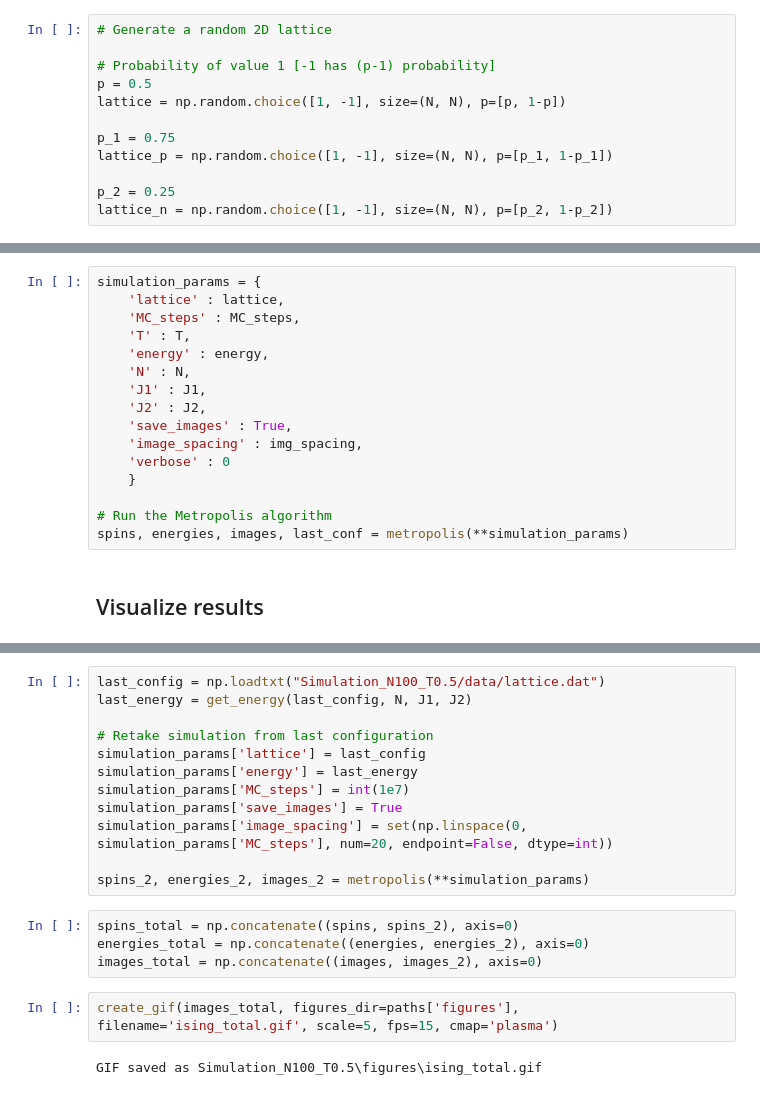
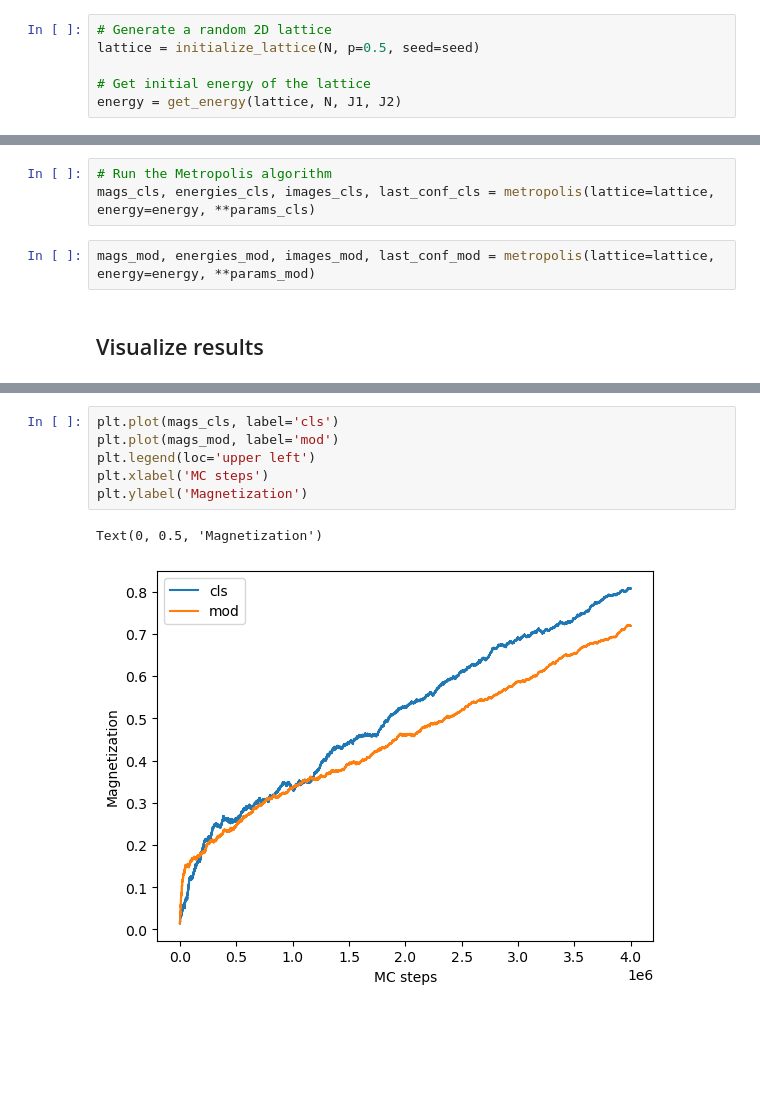
Before and after one commit to MrIsCM/Ising-Model, a Jupyter notebook: Ising_Numba_Testing.ipynb, the cells around one changed output, grey strips where cells are left out. Saved outputs shown, nothing was run; the diff lists cells and outputs as text; blank space fills up the shorter version.

```diff
--- a/Ising_Numba_Testing.ipynb
+++ b/Ising_Numba_Testing.ipynb
@@ -20,14 +67,8 @@ MC_steps = int(1e6)
 ## Initialize net
 # %%
 # Generate a random 2D lattice
+lattice = initialize_lattice(N, p=0.5, seed=seed)
 
-# Probability of value 1 [-1 has (p-1) probability]
-p = 0.5
-lattice = np.random.choice([1, -1], size=(N, N), p=[p, 1-p])
-
-p_1 = 0.75
-lattice_p = np.random.choice([1, -1], size=(N, N), p=[p_1, 1-p_1])
-
-p_2 = 0.25
-lattice_n = np.random.choice([1, -1], size=(N, N), p=[p_2, 1-p_2])
+# Get initial energy of the lattice
+energy = get_energy(lattice, N, J1, J2)
 # %% [markdown]
@@ -45,19 +76,8 @@ img_spacing = set(np.logspace(0, np.log10(MC_steps), num=n_images, endpoint=True
 # %%
-simulation_params = {
-    'lattice' : lattice,
-    'MC_steps' : MC_steps,
-    'T' : T,
-    'energy' : energy,
-    'N' : N,
-    'J1' : J1,
-    'J2' : J2,
-    'save_images' : True,
-    'image_spacing' : img_spacing,
-    'verbose' : 0
-    }
-
 # Run the Metropolis algorithm
-spins, energies, images, last_conf = metropolis(**simulation_params)
+mags_cls, energies_cls, images_cls, last_conf_cls = metropolis(lattice=lattice, energy=energy, **params_cls)
+# %%
+mags_mod, energies_mod, images_mod, last_conf_mod = metropolis(lattice=lattice, energy=energy, **params_mod)
 # %% [markdown]
 ## Visualize results
 # %%
@@ -75,21 +104,10 @@ GIF saved as Simulation_N100_T0.5\figures\ising.gif
-# %%
-last_config = np.loadtxt("Simulation_N100_T0.5/data/lattice.dat")
-last_energy = get_energy(last_config, N, J1, J2)
-
-# Retake simulation from last configuration
-simulation_params['lattice'] = last_config
-simulation_params['energy'] = last_energy
-simulation_params['MC_steps'] = int(1e7)
-simulation_params['save_images'] = True
-simulation_params['image_spacing'] = set(np.linspace(0, simulation_params['MC_steps'], num=20, endpoint=False, dtype=int))
-
-spins_2, energies_2, images_2 = metropolis(**simulation_params)
-# %%
-spins_total = np.concatenate((spins, spins_2), axis=0)
-energies_total = np.concatenate((energies, energies_2), axis=0)
-images_total = np.concatenate((images, images_2), axis=0)
-# %%
-create_gif(images_total, figures_dir=paths['figures'], filename='ising_total.gif', scale=5, fps=15, cmap='plasma')
-# %% [output]
-GIF saved as Simulation_N100_T0.5\figures\ising_total.gif
+# %%
+plt.plot(mags_cls, label='cls')
+plt.plot(mags_mod, label='mod')
+plt.legend(loc='upper left')
+plt.xlabel('MC steps')
+plt.ylabel('Magnetization')
+# %% [output]
+Text(0, 0.5, 'Magnetization')
+[figure, added]
 # %%
```
Also changed, not shown: parts of 8 cells of this notebook, 10 other files.
